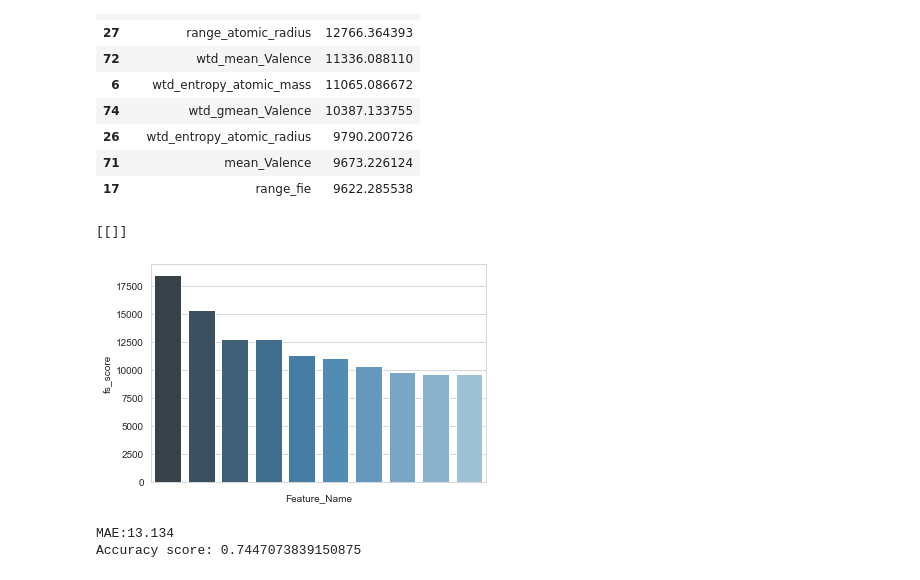
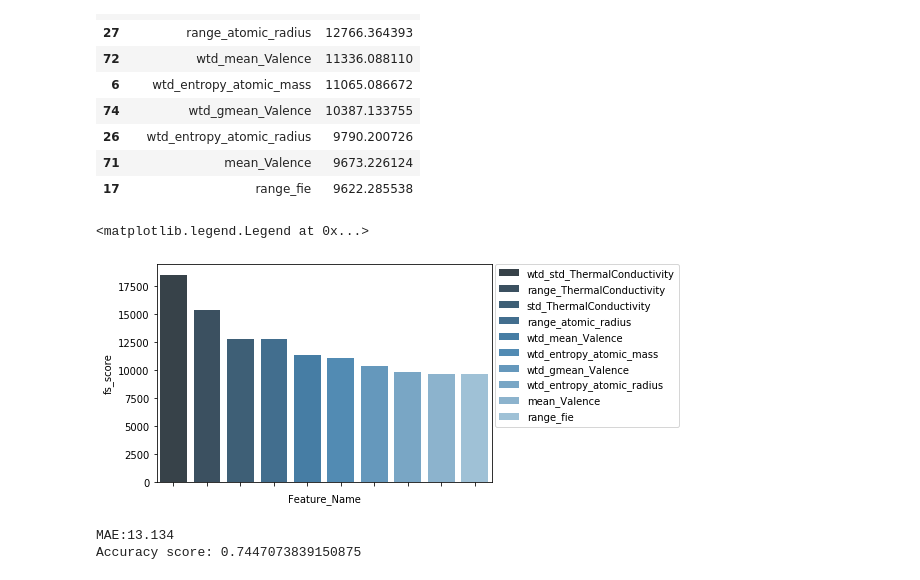
Before and after one commit to wnayden/QTW-Case-Studies, a Jupyter notebook: Nayden_William_Chau_Quynh_Case_Study_4_Predicting_Crit_Temp v3.ipynb, the cells around one changed output. Drawn from its saved outputs; the diff is of its cells as text; code cells hidden in the pictures.

Commit message:
Added legends to plots

```diff
--- a/Nayden_William_Chau_Quynh_Case_Study_4_Predicting_Crit_Temp v3.ipynb
+++ b/Nayden_William_Chau_Quynh_Case_Study_4_Predicting_Crit_Temp v3.ipynb
@@ -173,7 +154,6 @@ df_outlier
 import seaborn as sns
 import matplotlib.pyplot as plt
 
-sns.set_style(style="whitegrid")
-sns.boxplot(data=df_outlier)
+sns.boxplot(data=df_outlier, palette="Blues_d")
 # %% [output]
 <matplotlib.axes._subplots.AxesSubplot at 0x...>
@@ -296,11 +276,12 @@ Feature 80:1693.919023
 featureScores.nlargest(10,['fs_score'])
 top10FS = featureScores.nlargest(10,['fs_score'])
 # %%
-bar = sns.barplot(x="Feature_Name", y="fs_score", data=top10FS, palette="Blues_d")
+bar = sns.barplot(x="Feature_Name", y="fs_score", hue="Feature_Name", dodge=False, data=top10FS, palette="Blues_d")
 bar.set(xticklabels=[])
+bar.legend(bbox_to_anchor=(1.01, 1),borderaxespad=0)
 # %% [output]
-[[]]
+<matplotlib.legend.Legend at 0x...>
-[figure, old version]
+[figure, new version]
 # %%
 #Linear Regression using all 80 features
 Model = LinearRegression()
```
Also changed, not shown: parts of 15 cells of this notebook.
